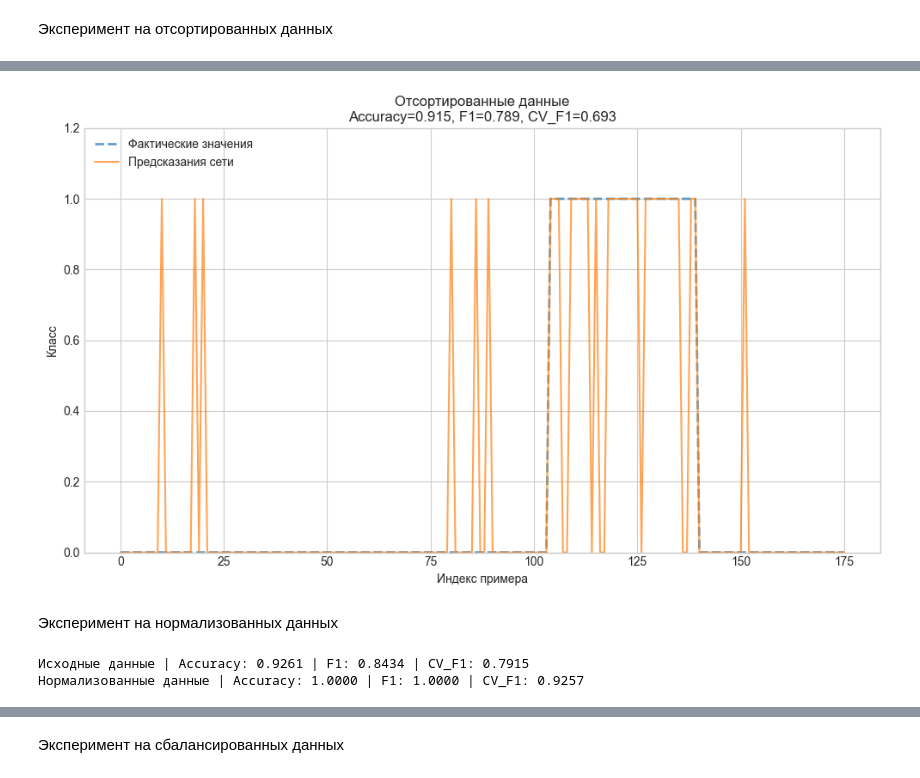
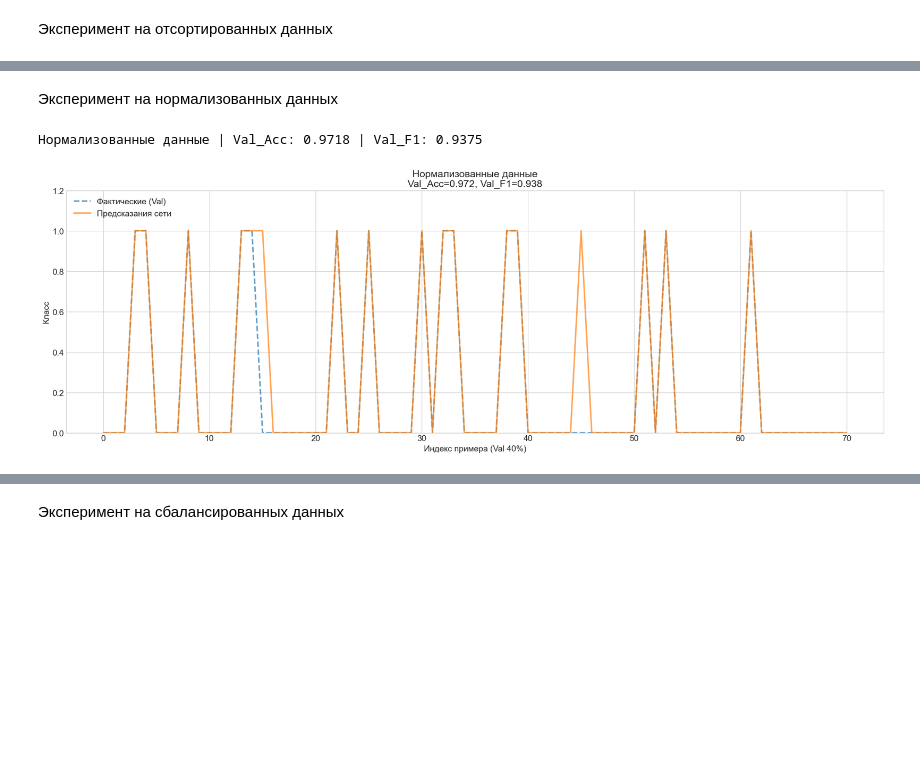
Before and after one commit to heigan/LB_3, a Jupyter notebook: 03_preview.ipynb, the cells around one changed output, grey strips where cells are left out. Drawn from its saved outputs; the diff is of its cells as text; code cells hidden in the pictures; blank space fills up the shorter version.

```diff
--- a/03_preview.ipynb
+++ b/03_preview.ipynb
@@ -308,52 +253,35 @@ print(f"Отсортированные данные | Accuracy: {acc_sort:.4f} |
-# %%
-plt.figure()
-plt.plot(y_sorted, label='Фактические значения', linestyle='--',linewidth = 2.0, alpha=0.7)
-plt.plot(y_pred_sorted, label='Предсказания сети', alpha=0.7)
-plt.xlabel('Индекс примера')
-plt.ylabel('Класс')
-plt.title(f'Отсортированные данные\nAccuracy={acc_sort:.3f}, F1={f1_sort:.3f}, CV_F1={cv_sort:.3f}')
-plt.ylim(0, 1.2)
-plt.legend(loc='upper left')
-plt.tight_layout()
-plt.savefig('reports/plot_sorted.png', dpi=150, bbox_inches='tight')
-plt.show()
-# %% [output]
-[figure, removed]
 # %% [markdown]
 Эксперимент на нормализованных данных
 # %%
+# Выбираем лучшую обучающую выборку из предыдущих шагов
 use_sorted = f1_sort >= f1_raw
-use_distributed = f1_distributed >= f1_raw
-if  use_sorted:
-    X_norm_base = X_sorted
-    y_norm_base = y_sorted
-elif use_distributed:
-    X_norm_base = X_distributed
-    y_norm_base = y_distributed
-else:
-    X_norm_base = X
-    y_norm_base = y
+X_train_base = X_train_sort if use_sorted else X_train
+y_train_base = y_train_sort if use_sorted else y_train
 
 scaler = MinMaxScaler()
-X_norm = scaler.fit_transform(X_norm_base)
+X_train_norm = scaler.fit_transform(X_train_base)  # fit ТОЛЬКО на train
+X_val_norm = scaler.transform(X_val)               # transform на val (без утечки!)
 
-ANN_NORM = MLPClassifier(**BEST_PARAMS, random_state=42)
-ANN_NORM.fit(X_norm, y_norm_base)
-y_pred_norm = ANN_NORM.predict(X_norm)
+model_norm = MLPClassifier(**BEST_PARAMS, random_state=42)
+model_norm.fit(X_train_norm, y_train_base)
+y_pred_val_norm = model_norm.predict(X_val_norm)
 
-acc_norm = accuracy_score(y_norm_base, y_pred_norm)
-f1_norm = f1_score(y_norm_base, y_pred_norm)
-cv_norm = cross_val_score(ANN_NORM, X_norm, y_norm_base, cv=3, scoring='f1').mean()
+acc_norm = accuracy_score(y_val, y_pred_val_norm)
+f1_norm = f1_score(y_val, y_pred_val_norm)
 
+print(f"Нормализованные данные | Val_Acc: {acc_norm:.4f} | Val_F1: {f1_norm:.4f}")
 
-if use_sorted:
-    print(f"Отсортированные данные | Accuracy: {acc_sort:.4f} | F1: {f1_sort:.4f} | CV_F1: {cv_sort:.4f}")
-elif use_distributed:
-    print(f"Перемешанные данные | Accuracy: {acc_distributed:.4f} | F1: {f1_distributed:.4f} | CV_F1: {cv_distributed:.4f}")
-else:
-    print(f"Исходные данные | Accuracy: {acc_raw:.4f} | F1: {f1_raw:.4f} | CV_F1: {cv_raw:.4f}")
-
-print(f"Нормализованные данные | Accuracy: {acc_norm:.4f} | F1: {f1_norm:.4f} | CV_F1: {cv_norm:.4f}")
+plt.figure()
+plt.plot(y_val, label='Фактические (Val)', linewidth=2.5, linestyle='--', alpha=0.7)
+plt.plot(y_pred_val_norm, label='Предсказания сети', linewidth=2.5, alpha=0.7)
+plt.xlabel('Индекс примера (Val 40%)')
+plt.ylabel('Класс')
+plt.ylim(0, 1.2)
+plt.title(f'Нормализованные данные\nVal_Acc={acc_norm:.3f}, Val_F1={f1_norm:.3f}')
+plt.legend(loc='upper left')
+plt.tight_layout()
+plt.savefig(os.path.join(reports_dir, 'plot_norm_val.png'), dpi=300, bbox_inches='tight')
+plt.show()
 # %% [output]
-Исходные данные | Accuracy: 0.9261 | F1: 0.8434 | CV_F1: 0.7915
-Нормализованные данные | Accuracy: 1.0000 | F1: 1.0000 | CV_F1: 0.9257
+Нормализованные данные | Val_Acc: 0.9718 | Val_F1: 0.9375
+[figure, added]
```
Also changed, not shown: parts of 17 cells of this notebook, 7 other files.
